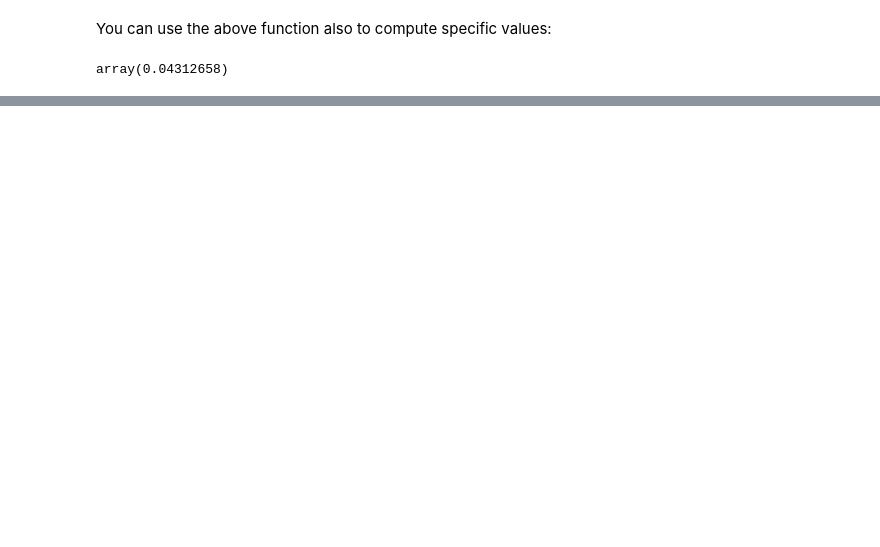
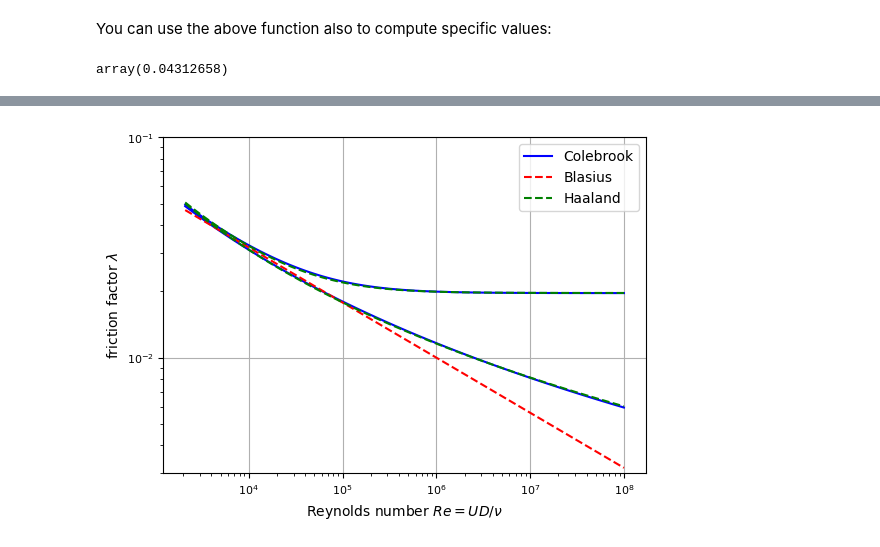
Before and after one commit to pschlatt1/notebooks, a Jupyter notebook: moody.ipynb, the cells around one changed output, grey strips where cells are left out. Drawn from its saved outputs; the diff is of its cells as text; code cells hidden in the pictures; blank space fills up the shorter version.

```diff
--- a/moody.ipynb
+++ b/moody.ipynb
@@ -133,0 +148,21 @@ array(0.04312658)
+# %%
+xmin, xmax = 5E2, 1E8
+turbulent_Re = np.logspace(np.log10(2100), np.log10(xmax), 100)
+# %%
+plt.figure()
+plt.plot(turbulent_Re, solve_colebrook(0, turbulent_Re), 'b-',label='Colebrook')
+plt.plot(turbulent_Re, solve_colebrook(0.001, turbulent_Re), 'b-')
+plt.plot(turbulent_Re, 0.3164*(turbulent_Re)**(-1/4),'r--',label='Blasius')
+plt.plot(turbulent_Re, (-1.8*np.log10(6.9/turbulent_Re))**(-2),'g--',label='Haaland')
+plt.plot(turbulent_Re, (-1.8*np.log10( 6.9/turbulent_Re+(0.001/3.71)**1.11))**(-2),'g--')
+
+plt.legend()
+plt.yscale('log')
+plt.xscale('log')
+plt.xlabel(r"Reynolds number $\mathit{Re}=UD/\nu$")
+plt.ylabel(r"friction factor $\lambda$")
+plt.ylim(3e-3,1e-1)
+plt.grid()
+plt.show()
+# %% [output]
+[figure, added]
```
Also changed, not shown: parts of 7 cells of this notebook.
